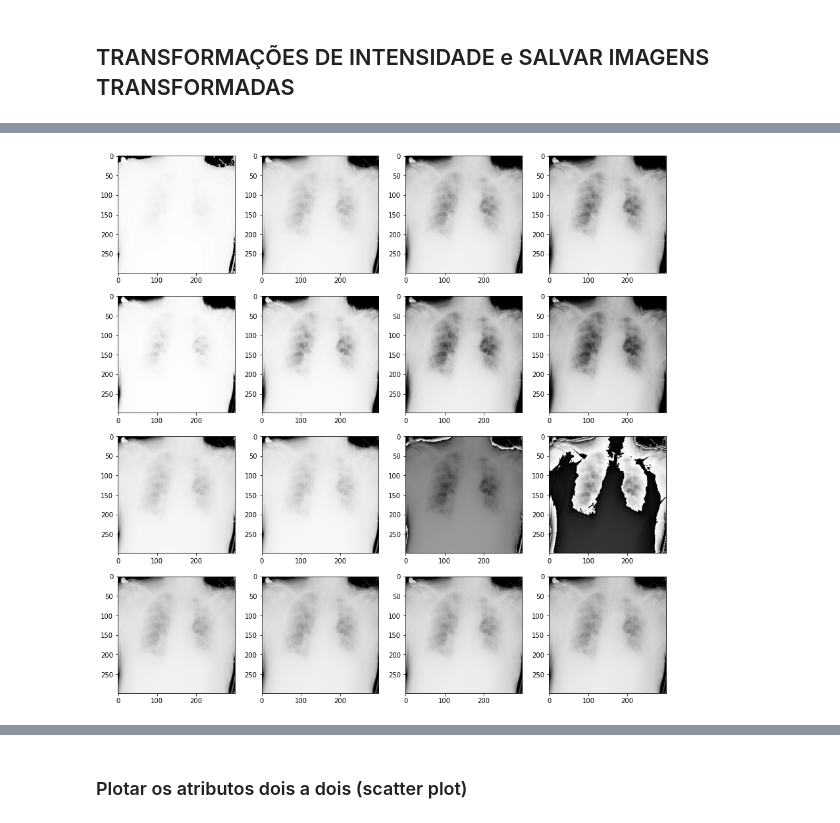
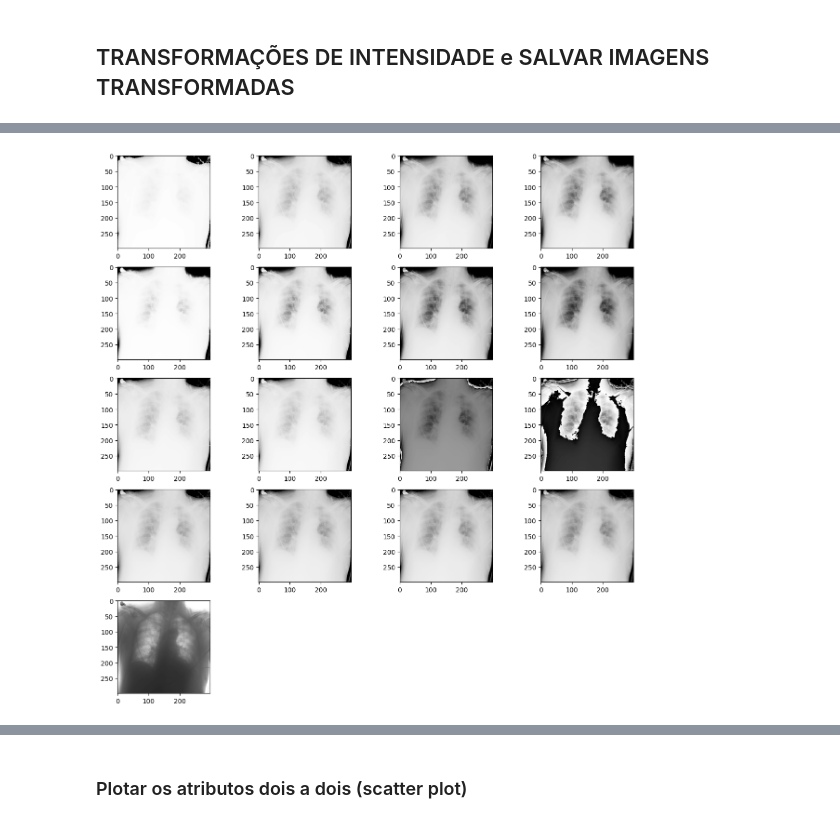
Before and after one commit to EuricoDNJR/Topicos-especiais-em-visao-computacional, a Jupyter notebook: Resolucao (2).ipynb, the cells around one changed output, grey strips where cells are left out. Cells and saved outputs as stored; diff of their text form; code cells hidden in the pictures.

```diff
--- a/Resolucao (2).ipynb
+++ b/Resolucao (2).ipynb
@@ -102,11 +81,8 @@ def load_data(DATABASE_PATH, classes, qtd_imagens=1000, funcao=None):
 # %% [markdown]
 ## CLASSIFICAÇÃO
 # %%
-DATABASE_PATH = 'C:/Users/lucas/Desktop/faculdade/visao/COVID-19_Radiography_Dataset'
-
-classes = ['Normal', 'COVID', 'Viral Pneumonia']
-
-X, y = load_data(DATABASE_PATH, classes, 1000)
+DATABASE_PATH = 'COVID-19_Radiography_Dataset/'
+# X, y = load_data(DATABASE_PATH, classes, 1000)
 # %%
 from sklearn.model_selection import train_test_split
 from sklearn.neural_network import MLPClassifier as mlp
@@ -194,40 +168,44 @@ values_c = [0.1, 0.15, 0.3, 0.6]
 values_y = [0.3, 0.35, 0.4, 0.45]
 # %%
 fig = plt.figure(figsize=(15, 15))
-rows, columns = 4, 4
+rows, columns = 5, 4
 i = 0
 
 img = imread(DATABASE_PATH + '\COVID\images\COVID-1.png')
 
 
 for valor in values_E:
     i += 1
     fig.add_subplot(rows, columns, i)
     plt.imshow(alargamento_de_contraste(img, 100, valor), cmap='gray')
     plt.imsave(f'alargamento_contraste_K=100_E={valor}.png', alargamento_de_contraste(img, 100, valor), cmap='gray')
 
 for valor in values_k:
     i += 1
     fig.add_subplot(rows, columns, i)
     plt.imshow(alargamento_de_contraste(img, valor, 2), cmap='gray')
     plt.imsave(f'alargamento_contraste_K={valor}_E=2.png', alargamento_de_contraste(img, valor, 2), cmap='gray')
 
 for valor in values_c:
     i += 1
     fig.add_subplot(rows, columns, i)
     plt.imshow(transformacao_logaritmica(img, valor), cmap='gray')
     plt.imsave(f'transformacao_logaritmica_c={valor}.png', transformacao_logaritmica(img, valor), cmap='gray')
 
 for valor in values_y:
     i += 1
     fig.add_subplot(rows, columns, i)
     plt.imshow(transformacao_potencia(img, valor), cmap='gray')
     plt.imsave(f'transformacao_potencia_y={valor}.png', transformacao_potencia(img, valor), cmap='gray')
 
+i += 1
+fig.add_subplot(rows, columns, i)
+plt.imshow(negativo(img), cmap='gray')
+plt.imsave(f'negativo.png', negativo(img), cmap='gray')
 
 plt.show()
 # %% [output]
-[figure, old version]
+[figure, new version]
 # %%
 def load_images(DATABASE_PATH, classes, qtd_imagens=1000):
     database = []
```
Also changed, not shown: parts of 13 cells of this notebook.
